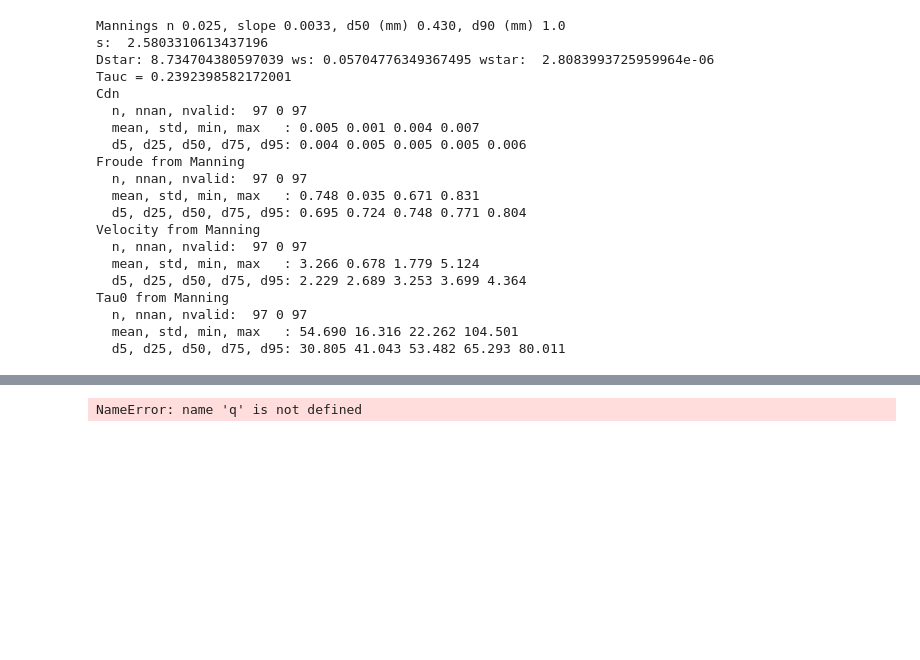
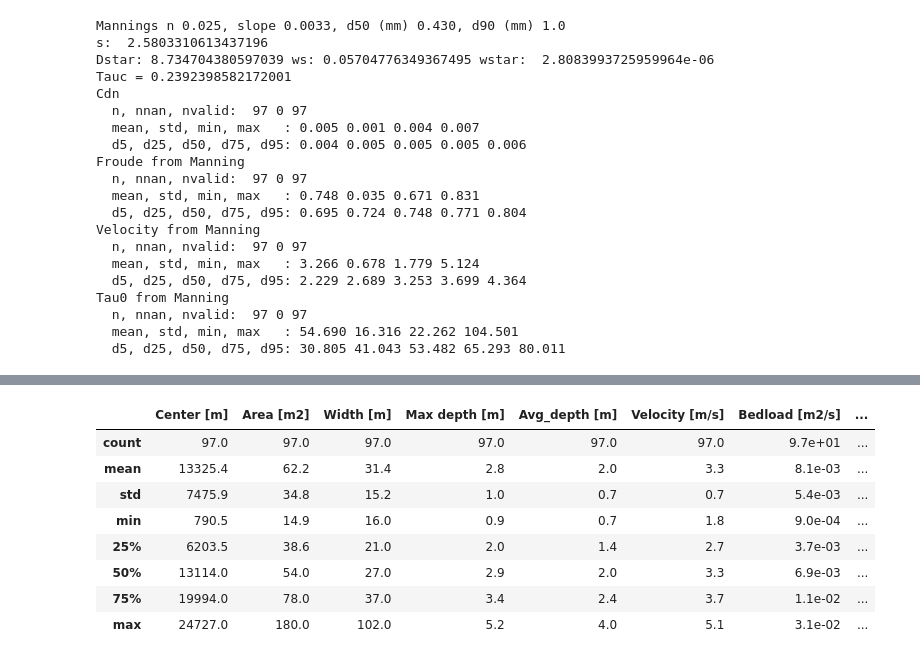
Before and after one commit to csherwood-usgs/CoreBx, a Jupyter notebook: CoreBx_process.ipynb, the cells around one changed output, grey strips where cells are left out. Cells and saved outputs as stored; diff of their text form; code cells hidden in the pictures; blank space fills up the shorter version.

```diff
--- a/CoreBx_process.ipynb
+++ b/CoreBx_process.ipynb
@@ -1902,0 +1903,24 @@ Tau0 from Manning
+# %%
+print("Bedload:")
+stat_summary(qbvr,iprint=True)
+print("Suspended:")
+stat_summary(qsvr,iprint=True)
+print("Total:")
+stat_summary(qbvr+qsvr,iprint=True)
+
+q = Vel*channel_area[ia]
+print("Discharge (m3/s):")
+stat_summary(q,iprint=True)
+
+ssc = rhos*qsvr/q
+print("SSC (kg/m3):")
+stat_summary(ssc,iprint=True)
+
+qlo = Vello*channel_area[ia]
+qhi = Velhi*channel_area[ia]
+print('Discharge (m3/s): {:.0f} ({:.0f} to {:.0f})'.format(q.sum(), qlo.sum(), qhi.sum()))
+qt = qbvr+qsvr
+tot_flux = qt*3600*channel_width[ia]
+print('Total flux:')
+stat_summary(tot_flux,iprint=True)
+print('Total flux over one hour: ',tot_flux.sum(),'Accounting for porosity = 0.35: ',tot_flux.sum()/(1.-0.35))
@@ -1903,8 +1945,17 @@ Tau0 from Manning
 # %%
 flow_calcs = pd.DataFrame({'Center [m]':ychan,'Area [m2]':channel_area[ia],'Width [m]':channel_width[ia],\
                                 'Max depth [m]':channel_max_depth[ia],'Avg_depth [m]':channel_avg_depth[ia],\
                           'Velocity [m/s]':Vel,'Bedload [m2/s]':qbvr,'Sus load [m2/s]':qsvr,\
                            'Qwater [m3/s]':Vel*channel_area[ia],'SSC [kg/m3]':rhos*qsvr/q})
 flow_calcs.to_csv(out_dir+'flow_calcs.csv',index=False,float_format='%.4f')
+flow_calcs.describe()
 # %% [output]
-NameError: name 'q' is not defined
+|  | Center [m] | Area [m2] | Width [m] | Max depth [m] | Avg_depth [m] | Velocity [m/s] | Bedload [m2/s] | ... |
+| count | 97.0 | 97.0 | 97.0 | 97.0 | 97.0 | 97.0 | 9.7e+01 | ... |
+| mean | 13325.4 | 62.2 | 31.4 | 2.8 | 2.0 | 3.3 | 8.1e-03 | ... |
+| std | 7475.9 | 34.8 | 15.2 | 1.0 | 0.7 | 0.7 | 5.4e-03 | ... |
+| min | 790.5 | 14.9 | 16.0 | 0.9 | 0.7 | 1.8 | 9.0e-04 | ... |
+| 25% | 6203.5 | 38.6 | 21.0 | 2.0 | 1.4 | 2.7 | 3.7e-03 | ... |
+| 50% | 13114.0 | 54.0 | 27.0 | 2.9 | 2.0 | 3.3 | 6.9e-03 | ... |
+| 75% | 19994.0 | 78.0 | 37.0 | 3.4 | 2.4 | 3.7 | 1.1e-02 | ... |
+| max | 24727.0 | 180.0 | 102.0 | 5.2 | 4.0 | 5.1 | 3.1e-02 | ... |
```
Also changed, not shown: parts of 5 cells of this notebook.
